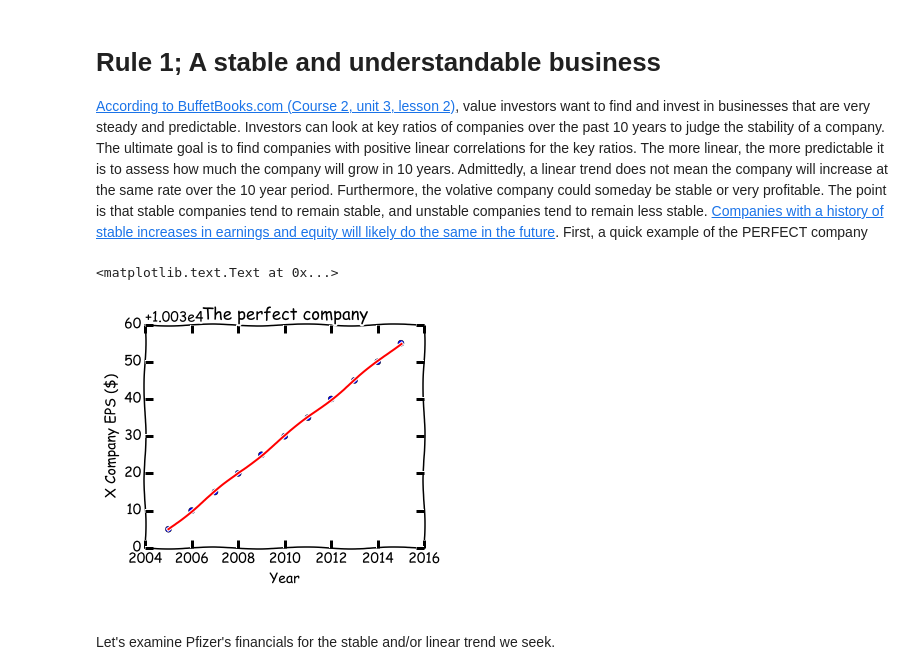
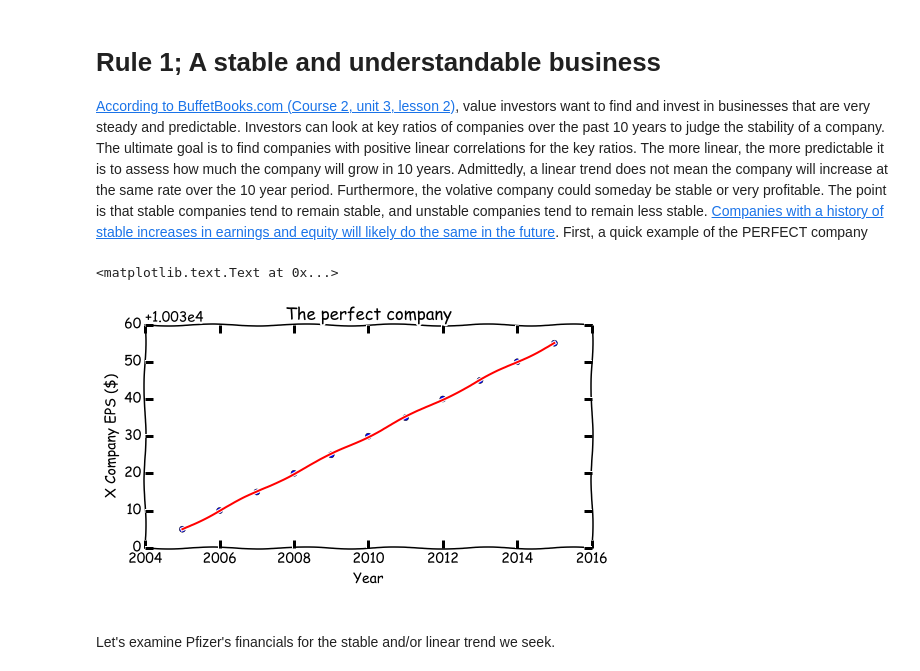
Before and after one commit to linwoodc3/LC3-Creations, a Jupyter notebook: notebooks/securityanalysis/opensourcetool_securityanalsys_pfizer.ipynb, the cells around one changed output. Saved outputs shown, nothing was run; the diff lists cells and outputs as text; code cells hidden in the pictures.

```diff
--- a/notebooks/securityanalysis/opensourcetool_securityanalsys_pfizer.ipynb
+++ b/notebooks/securityanalysis/opensourcetool_securityanalsys_pfizer.ipynb
@@ -280,21 +280,21 @@ df3; # remove the semicolon to see the output
 # %%
 # Here is an example of the perfect linear relationship; we want our company's financials to plot like this..perfect world
 # create some fake sample data
 x = np.arange(2005,2016,1)
 y = 5*x + 10
 
 # fit with np.polyfit
 m, b = np.polyfit(x, y, 1)
 
-plt.figure(figsize=(5,4))
+plt.figure(figsize=(8,4))
 plt.plot(x, y, 'o')
 plt.plot(x, m*x + b, '-')
 plt.title('The perfect company')
 plt.xlabel('Year')
 plt.ylabel('X Company EPS ($)')
 # %% [output]
 <matplotlib.text.Text at 0x...>
-[figure, old version]
+[figure, new version]
 # %% [markdown]
 <br>
 Let's examine Pfizer's financials for the stable and/or linear trend we seek.
```
Also changed, not shown: parts of 3 cells of this notebook.
